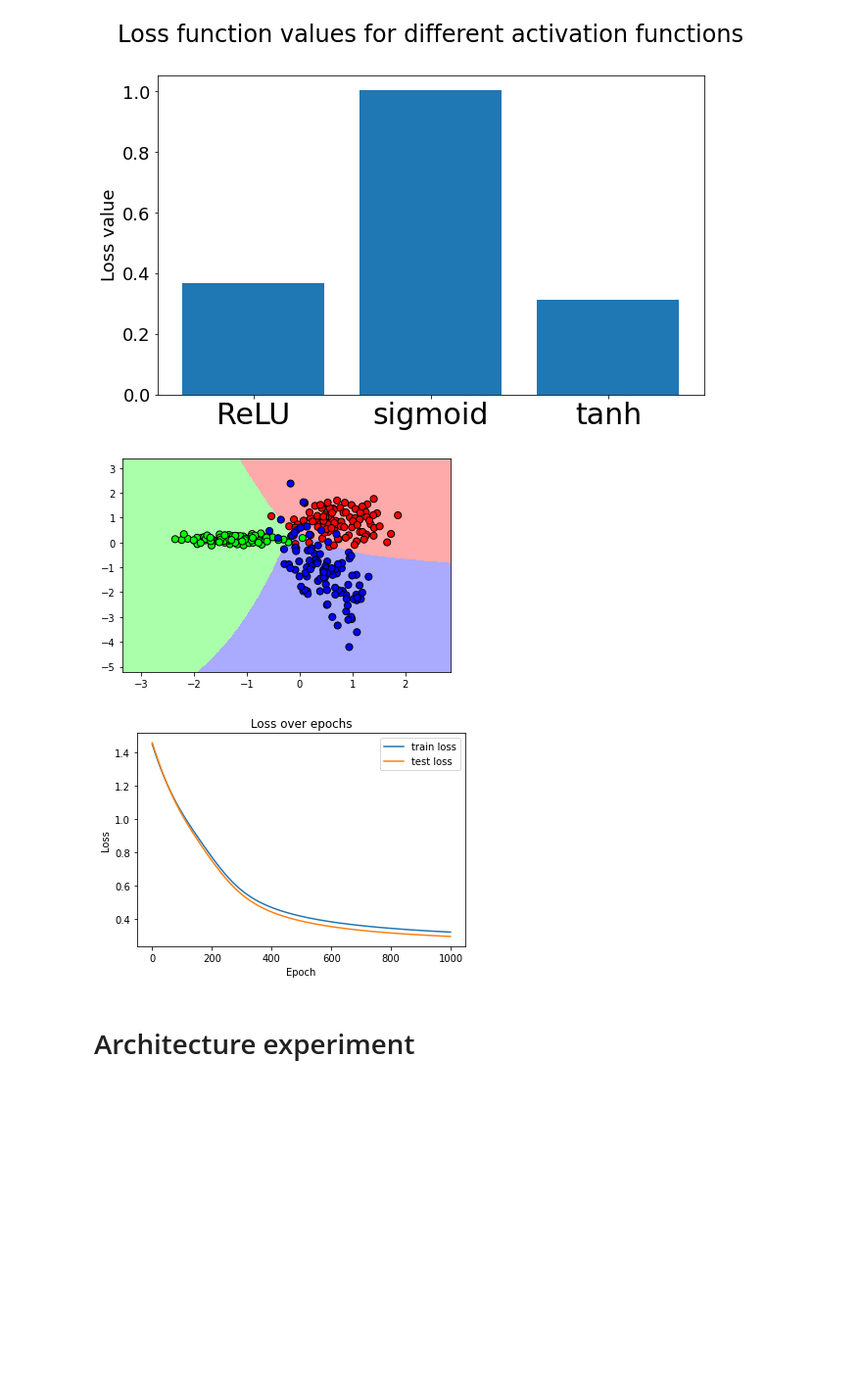
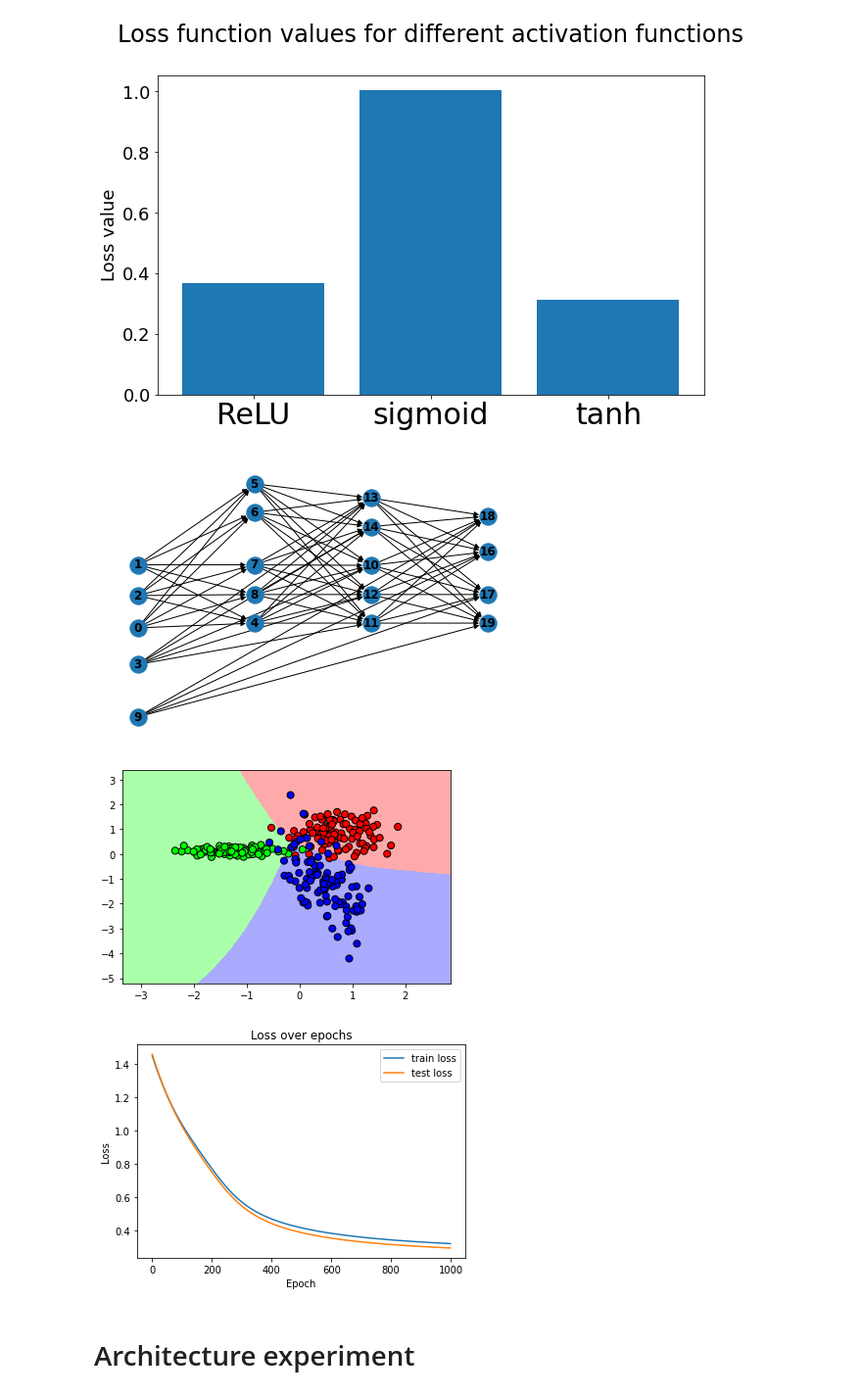
Before and after one commit to Siemashko/DL-Project-1, a Jupyter notebook: Experiment.ipynb, the cells around one changed output. Shown at 98% size. Drawn from its saved outputs; the diff is of its cells as text; code cells hidden in the pictures; blank space fills up the shorter version.

```diff
--- a/Experiment.ipynb
+++ b/Experiment.ipynb
@@ -197,19 +175,14 @@ test_target: np.ndarray = df["cls"].to_numpy()
 # %% [markdown]
 ### Activation
 # %%
-df: pd.DataFrame = pd.read_csv("test/data/regression/data.activation.train.1000.csv")
-data: np.ndarray = df[["x"]].to_numpy()
-target: np.ndarray = df["y"].to_numpy()
-df = pd.read_csv("test/data/regression/data.activation.test.1000.csv")
-test_data: np.ndarray = df[["x"]].to_numpy()
-test_target: np.ndarray = df["y"].to_numpy()
+data, target, test_data, test_target = load_activation()
 hidden_layers = [5,5]
 results = []
 activation_functions = [Activation.RELU, Activation.SIGMOID, Activation.TANH]
 for i, activation_function in enumerate(activation_functions):
     MSEs = []
     for random_seed in range(3):
-        loss_values, loss_test_values = testdata_MLP_regression(data=data,
+        loss_values, loss_test_values, model = testdata_MLP_regression(data=data,
                         y_train=target,
                         test=test_data,
                         y_test=test_target,
@@ -240,19 +214,14 @@ Text(0, 0.5, 'Loss value')
 # %% [markdown]
 ### Cube
 # %%
-df: pd.DataFrame = pd.read_csv("test/data/regression/data.cube.train.1000.csv")
-data: np.ndarray = df[["x"]].to_numpy()
-target: np.ndarray = df["y"].to_numpy()
-df = pd.read_csv("test/data/regression/data.cube.test.1000.csv")
-test_data: np.ndarray = df[["x"]].to_numpy()
-test_target: np.ndarray = df["y"].to_numpy()
+data, target, test_data, test_target = load_cube()
 hidden_layers = [5,5]
 results = []
 activation_functions = [Activation.RELU, Activation.SIGMOID, Activation.TANH]
 for i, activation_function in enumerate(activation_functions):
     MSEs = []
     for random_seed in range(3):
-        loss_values, loss_test_values = testdata_MLP_regression(data=data,
+        loss_values, loss_test_values, model = testdata_MLP_regression(data=data,
                         y_train=target,
                         test=test_data,
                         y_test=test_target,
@@ -288,15 +254,9 @@ Text(0, 0.5, 'Loss value')
 # %% [markdown]
 ### Simple
 # %%
-df: pd.DataFrame = pd.read_csv("test/data/classification/data.simple.train.100.csv")
-data: np.ndarray = df[["x", "y"]].to_numpy()
-target: np.ndarray = df["cls"].to_numpy()
-df = pd.read_csv("test/data/classification/data.simple.test.100.csv")
-test_data: np.ndarray = df[["x", "y"]].to_numpy()
-test_target: np.ndarray = df["cls"].to_numpy()
+data, target, test_data, test_target = load_simple()
 hidden_layers = [5,5]
 results = []
-activation_functions = [Activation.RELU, Activation.SIGMOID, Activation.TANH]
 for i, activation_function in enumerate(activation_functions):
     CEs = []
     for random_seed in range(3):
@@ -331,15 +291,9 @@ plt.show()
 # %% [markdown]
 ### Three gauss
 # %%
-df: pd.DataFrame = pd.read_csv("test/data/classification/data.three_gauss.train.100.csv")
-data: np.ndarray = df[["x", "y"]].to_numpy()
-target: np.ndarray = df["cls"].to_numpy()
-df = pd.read_csv("test/data/classification/data.three_gauss.test.100.csv")
-test_data: np.ndarray = df[["x", "y"]].to_numpy()
-test_target: np.ndarray = df["cls"].to_numpy()
+data, target, test_data, test_target = load_three_gauss()
 hidden_layers = [5,5]
 results = []
-activation_functions = [Activation.RELU, Activation.SIGMOID, Activation.TANH]
 for i, activation_function in enumerate(activation_functions):
     CEs = []
     for random_seed in range(3):
@@ -374,22 +328,23 @@ plt.show()
 # %%
 _ = testdata_MLP_classification(data=data,
                         y_train=target,
                         test=test_data,
                         y_test=test_target,
                         hidden_layers=hidden_layers,
                         weight_initialization=WeightInitialization.HE,
                         random_seed=random_seed,
-                        activation_functions=[activation_function]*len(hidden_layers) + [Activation.SOFTMAX],
+                        activation_functions=[Activation.TANH]*len(hidden_layers) + [Activation.SOFTMAX],
                         loss_function=CROSSENTROPY,
                         reg_L1=0,
                         reg_L2=0,
                         batch_size=30,
                         epochs=1000,
                         learning_rate=1e-4,
                         momentum=0.9,
                         show_plots=True)
 # %% [output]
-[figure, old version]
+[figure, new version]
-[figure, old version]
+[figure, new version]
+[figure, added]
 # %% [markdown]
 # Architecture experiment
```
Also changed, not shown: parts of 38 cells of this notebook.
